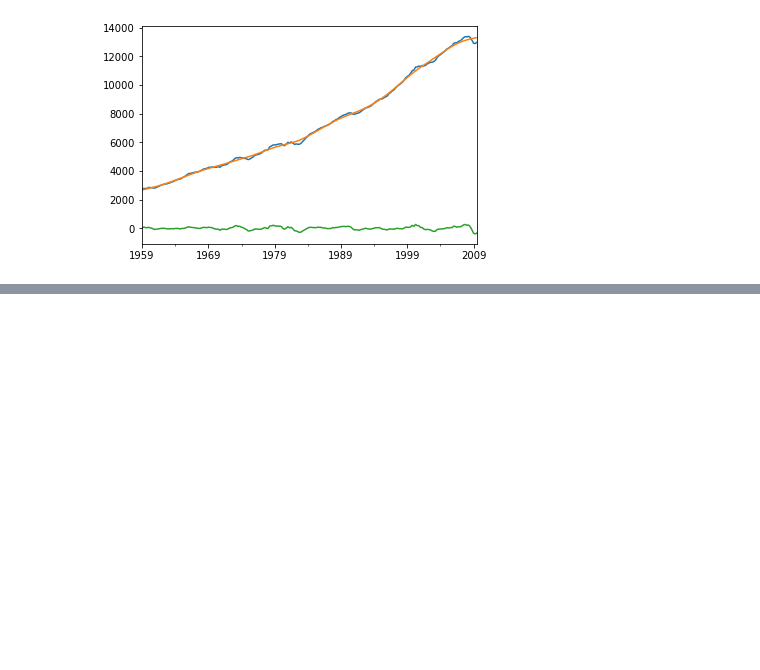
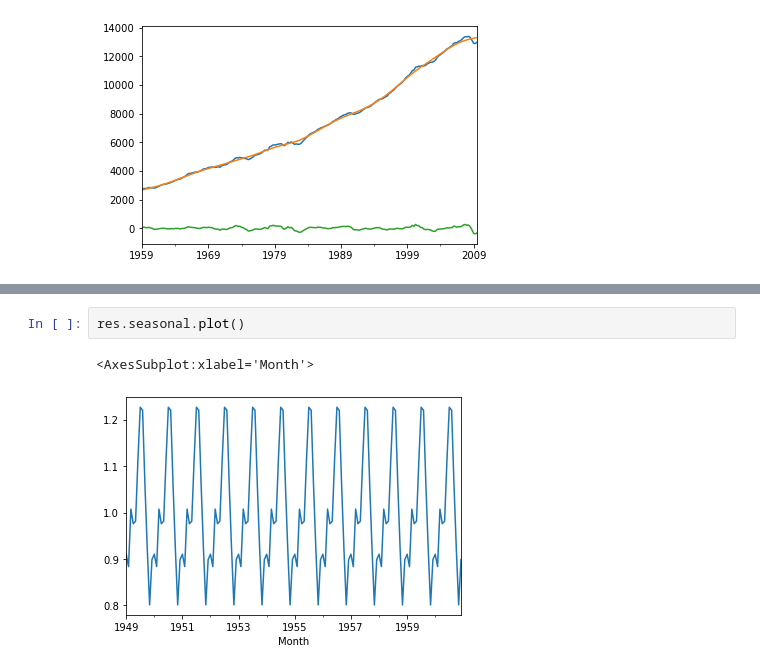
Before and after one commit to B2BDA/TIme_Series_SARIMA_Sales, a Jupyter notebook: Time_Series_Forecasting_Python.ipynb, the cells around one changed output, grey strips where cells are left out. Saved outputs shown, nothing was run; the diff lists cells and outputs as text; blank space fills up the shorter version.

```diff
--- a/Time_Series_Forecasting_Python.ipynb
+++ b/Time_Series_Forecasting_Python.ipynb
@@ -571,0 +611,5 @@ gdp_cyc.plot()
+# %%
+res.seasonal.plot()
+# %% [output]
+<AxesSubplot:xlabel='Month'>
+[figure, added]
```
Also changed, not shown: parts of 19 cells of this notebook.
